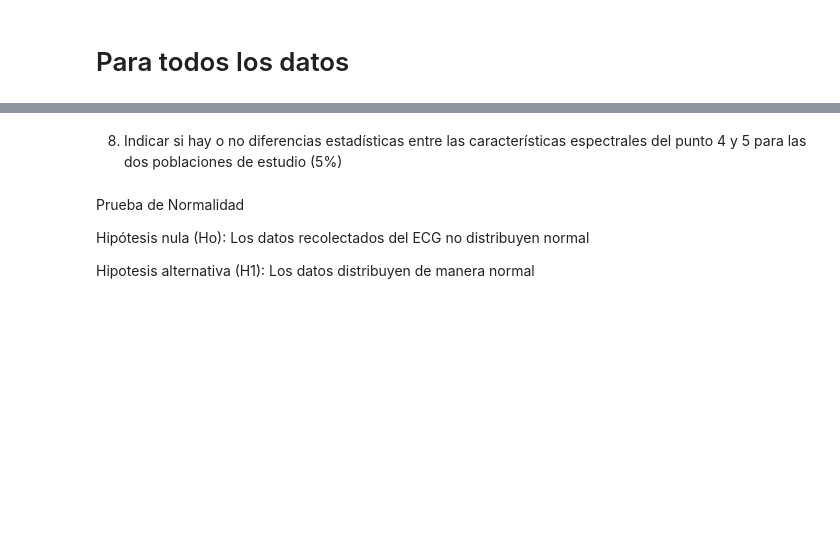
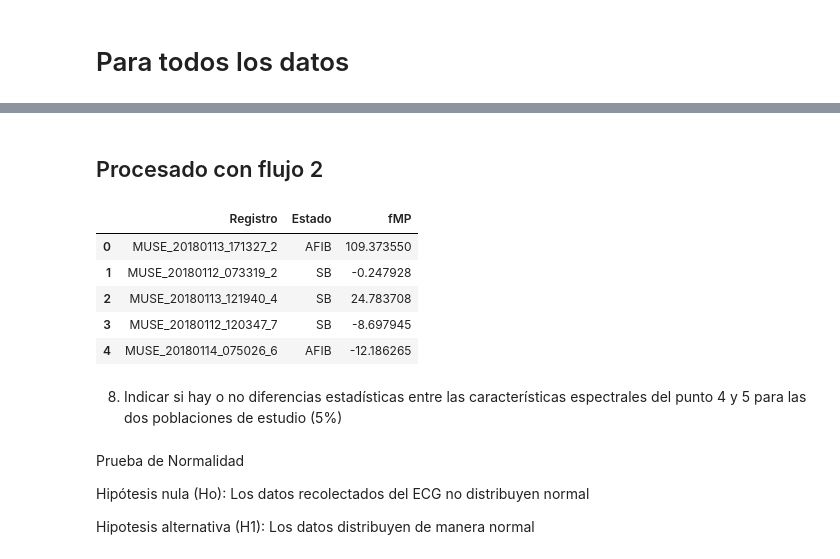
Before and after one commit to MariaOs02/LabBiosenales, a Jupyter notebook: Proyecto_3/Proyecto3.ipynb, the cells around one changed output, grey strips where cells are left out. Saved outputs shown, nothing was run; the diff lists cells and outputs as text; code cells hidden in the pictures; blank space fills up the shorter version.

```diff
--- a/Proyecto_3/Proyecto3.ipynb
+++ b/Proyecto_3/Proyecto3.ipynb
@@ -702,0 +666,6 @@ TypeError: list indices must be integers or slices, not str
+# %%
+# Filtrar el DataFrame para obtener solo las filas de los archivos en selected_files
+selected_data_all = datos_diagnostics[datos_diagnostics['FileName'].isin(all_files)]
+
+# Crear un diccionario con 'FileName' como clave y 'Rhythm' como valor para fácil acceso
+file_rhythm_all = dict(zip(selected_data_all['FileName'], selected_data_all['Rhythm']))
@@ -759,0 +735,42 @@ array([  0.17636665,   1.30513762,   4.65246662, ..., -41.26171485,
+# %% [markdown]
+## Procesado con flujo 2
+# %%
+# Crear un DataFrame vacío para almacenar los resultados
+# df_resultados = pd.DataFrame(columns=["Registro", "Estado", "fMP", "sFSB"])
+df_resultados_flujo = pd.DataFrame(columns=["Registro", "Estado", "fMP"])
+# ruta_carpeta="../Proyecto_3/datos/"
+# rut=".csv"
+
+for archivo in all_files:
+    # Leer el archivo CSV
+    # df = pd.read_csv(fr"C:\Users\Lenovo a9 w10\Downloads\Proyecto3\ECGDataDenoised/{archivo}.csv", delimiter=',', names=['I', 'II', 'III', 'aVR', 'aVL', 'aVF', 'V1', 'V2', 'V3', 'V4', 'V5', 'V6'])
+    df = pd.read_csv(f"../Proyecto_3/datos/ECGDataDenoised/{archivo}.csv", delimiter=',', names=['I', 'II', 'III', 'aVR', 'aVL', 'aVF', 'V1', 'V2', 'V3', 'V4', 'V5', 'V6'])
+    datos_II=df["II"]
+    tiempo = np.arange(0, datos_II.shape[0]/fs,1/fs)
+
+# Obtener el nombre del sujeto (sin extensión .csv)
+    nombre_sujeto = archivo[:-4] #Registro
+
+# Procesar los archivos
+    resultados_proceso=flujo_2(datos_II,fs)
+
+    estado = file_rhythm_all[archivo] #Estado
+
+    F_max=resultados_proceso[3] #fMP
+
+    df_resultados_flujo = pd.concat([df_resultados_flujo,
+                    pd.DataFrame({'Registro': nombre_sujeto,
+                                    'Estado': estado,
+                                    'fMP': F_max},
+                                index=[0])
+                    ],
+                    ignore_index=True)
+# %%
+df_resultados_flujo
+# %% [output]
+|  | Registro | Estado | fMP |
+| 0 | MUSE_20180113_171327_2 | AFIB | 109.373550 |
+| 1 | MUSE_20180112_073319_2 | SB | -0.247928 |
+| 2 | MUSE_20180113_121940_4 | SB | 24.783708 |
+| 3 | MUSE_20180112_120347_7 | SB | -8.697945 |
+| 4 | MUSE_20180114_075026_6 | AFIB | -12.186265 |
```
Also changed, not shown: parts of 30 cells of this notebook.
